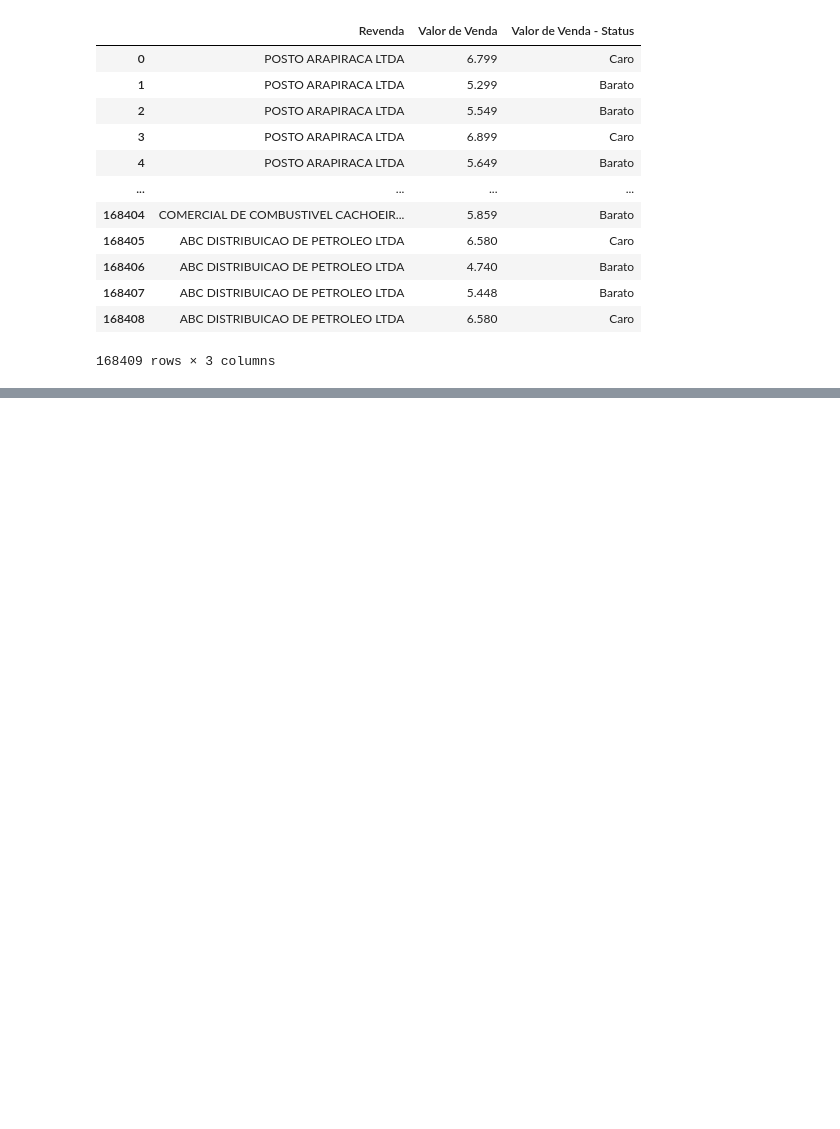
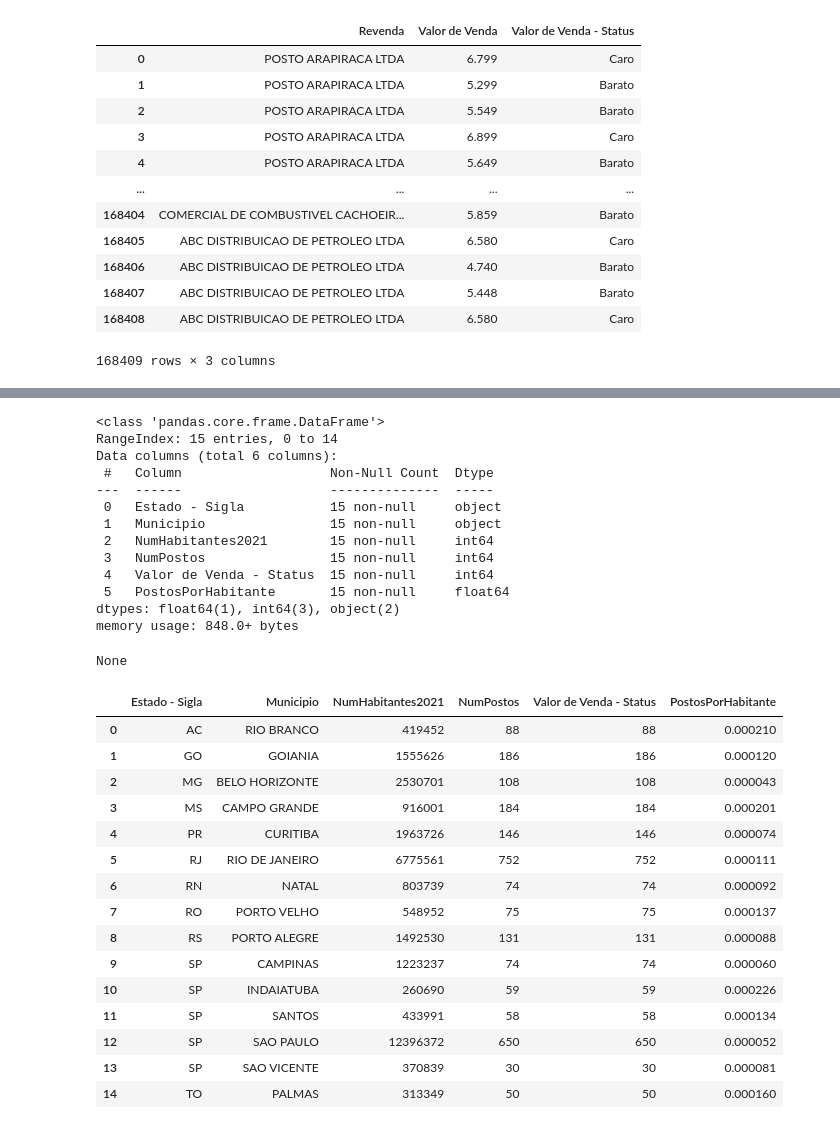
Before and after one commit to LucasCarrion/PythonPandas2023, a Jupyter notebook: Segundo_exemplo_Pandas.ipynb, the cells around one changed output, grey strips where cells are left out. Saved outputs shown, nothing was run; the diff lists cells and outputs as text; code cells hidden in the pictures; blank space fills up the shorter version.

```diff
--- a/Segundo_exemplo_Pandas.ipynb
+++ b/Segundo_exemplo_Pandas.ipynb
@@ -97,4 +97,7 @@ display(num_habitantes_df)
 # %%
 #Faz um MERGE DE DOIS dataframes
 
-combustiveis_df.merge()
+colunas = ['Municipio', 'Estado - Sigla']
+merge_df = combustiveis_df.merge(num_habitantes_df, how="inner", on=colunas)
+display(merge_df)
+print(merge_df.info())
@@ -100,0 +135,5 @@ combustiveis_df.merge()
+# %%
+#Destruir coluna completamente vazia (todas as linhas são nulas)
+
+merge_df.dropna(axis='columns', inplace=True)
+print(merge_df.info())
@@ -100,0 +158,6 @@ combustiveis_df.merge()
+# %%
+colunas=['Regiao - Sigla', 'Nome da Rua', 'Numero Rua',
+         'Bairro', 'Cep', 'Produto', 'Data da Coleta', 'Valor de Venda',
+         'Unidade de Medida', 'Bandeira', 'Ativo',]
+merge_df.drop(labels=colunas, axis=1, inplace=True)
+print(merge_df.info())
@@ -100,0 +179,5 @@ combustiveis_df.merge()
+# %%
+# Remover a linhas duplicadas
+
+merge_df.drop_duplicates(inplace=True)
+display(merge_df.head(100))
@@ -100,0 +223,45 @@ combustiveis_df.merge()
+# %%
+#Agrupar e contar quantos postos tem na cidade..
+
+postos_por_municipio_df = merge_df.groupby(by=['Estado - Sigla', 'Municipio', 'NumHabitantes2021']).count()
+postos_por_municipio_df.reset_index(inplace=True)
+
+#display(postos_por_municipio_df.info())
+
+postos_por_municipio_df.drop('CNPJ da Revenda', axis=1, inplace=True)
+postos_por_municipio_df.rename(columns={"Revenda": "NumPostos"}, inplace=True)
+
+postos_por_municipio_df['PostosPorHabitante'] = postos_por_municipio_df['NumPostos'] / postos_por_municipio_df['NumHabitantes2021']
+display(postos_por_municipio_df.info())
+display(postos_por_municipio_df)
+# %% [output]
+<class 'pandas.core.frame.DataFrame'>
+RangeIndex: 15 entries, 0 to 14
+Data columns (total 6 columns):
+ #   Column                   Non-Null Count  Dtype
+---  ------                   --------------  -----
+ 0   Estado - Sigla           15 non-null     object
+ 1   Municipio                15 non-null     object
+ 2   NumHabitantes2021        15 non-null     int64
+ 3   NumPostos                15 non-null     int64
+ 4   Valor de Venda - Status  15 non-null     int64
+ 5   PostosPorHabitante       15 non-null     float64
+dtypes: float64(1), int64(3), object(2)
+memory usage: 848.0+ bytes
+None
+|  | Estado - Sigla | Municipio | NumHabitantes2021 | NumPostos | Valor de Venda - Status | PostosPorHabitante |
+| 0 | AC | RIO BRANCO | 419452 | 88 | 88 | 0.000210 |
+| 1 | GO | GOIANIA | 1555626 | 186 | 186 | 0.000120 |
+| 2 | MG | BELO HORIZONTE | 2530701 | 108 | 108 | 0.000043 |
+| 3 | MS | CAMPO GRANDE | 916001 | 184 | 184 | 0.000201 |
+| 4 | PR | CURITIBA | 1963726 | 146 | 146 | 0.000074 |
+| 5 | RJ | RIO DE JANEIRO | 6775561 | 752 | 752 | 0.000111 |
+| 6 | RN | NATAL | 803739 | 74 | 74 | 0.000092 |
+| 7 | RO | PORTO VELHO | 548952 | 75 | 75 | 0.000137 |
+| 8 | RS | PORTO ALEGRE | 1492530 | 131 | 131 | 0.000088 |
+| 9 | SP | CAMPINAS | 1223237 | 74 | 74 | 0.000060 |
+| 10 | SP | INDAIATUBA | 260690 | 59 | 59 | 0.000226 |
+| 11 | SP | SANTOS | 433991 | 58 | 58 | 0.000134 |
+| 12 | SP | SAO PAULO | 12396372 | 650 | 650 | 0.000052 |
+| 13 | SP | SAO VICENTE | 370839 | 30 | 30 | 0.000081 |
+| 14 | TO | PALMAS | 313349 | 50 | 50 | 0.000160 |
```
Also changed, not shown: parts of 6 cells of this notebook.
